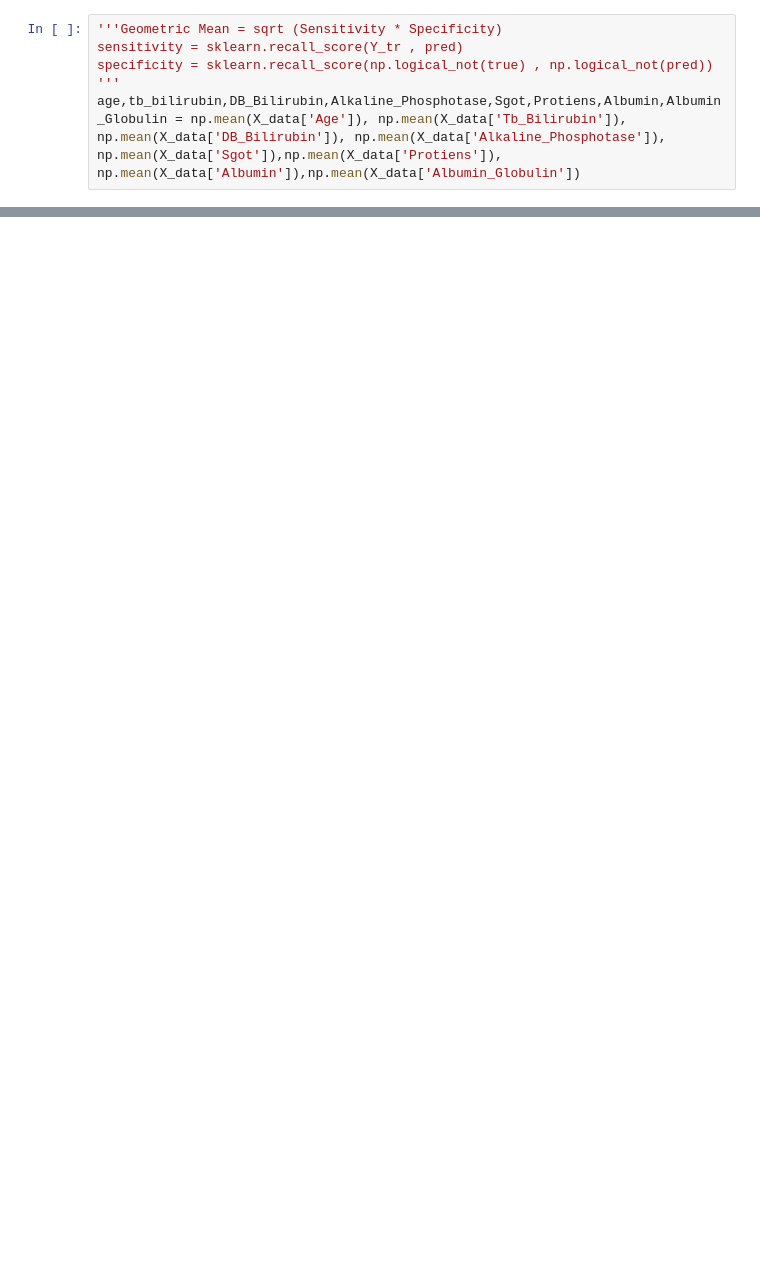
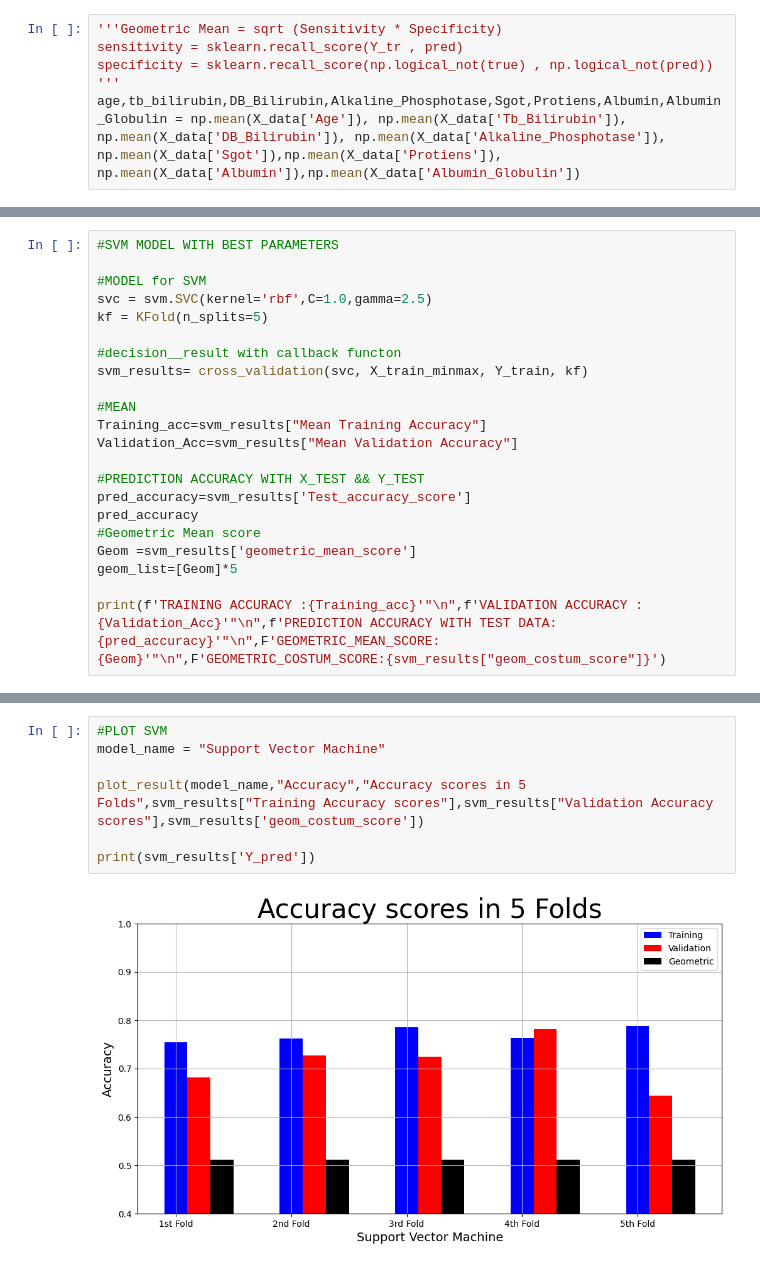
Before and after one commit to Pspetz/Liver_disease_prediction, a Jupyter notebook: Liver_disease.ipynb, the cells around one changed output, grey strips where cells are left out. Cells and saved outputs as stored; diff of their text form; blank space fills up the shorter version.

```diff
--- a/Liver_disease.ipynb
+++ b/Liver_disease.ipynb
@@ -653,0 +698,22 @@ p-value: 0.0
+# %%
+#SVM MODEL WITH BEST PARAMETERS
+
+#MODEL for SVM
+svc = svm.SVC(kernel='rbf',C=1.0,gamma=2.5)
+kf = KFold(n_splits=5)
+
+#decision__result with callback functon
+svm_results= cross_validation(svc, X_train_minmax, Y_train, kf)
+
+#MEAN
+Training_acc=svm_results["Mean Training Accuracy"]
+Validation_Acc=svm_results["Mean Validation Accuracy"]
+
+#PREDICTION ACCURACY WITH X_TEST && Y_TEST
+pred_accuracy=svm_results['Test_accuracy_score']
+pred_accuracy
+#Geometric Mean score
+Geom =svm_results['geometric_mean_score']
+geom_list=[Geom]*5
+
+print(f'TRAINING ACCURACY :{Training_acc}'"\n",f'VALIDATION ACCURACY :{Validation_Acc}'"\n",f'PREDICTION ACCURACY WITH TEST DATA:{pred_accuracy}'"\n",F'GEOMETRIC_MEAN_SCORE:{Geom}'"\n",F'GEOMETRIC_COSTUM_SCORE:{svm_results["geom_costum_score"]}')
@@ -653,0 +737,9 @@ p-value: 0.0
+# %%
+#PLOT SVM
+model_name = "Support Vector Machine"
+
+plot_result(model_name,"Accuracy","Accuracy scores in 5 Folds",svm_results["Training Accuracy scores"],svm_results["Validation Accuracy scores"],svm_results['geom_costum_score'])
+
+print(svm_results['Y_pred'])
+# %% [output]
+[figure, added]
```
Also changed, not shown: parts of 22 cells of this notebook, 1 other file.
